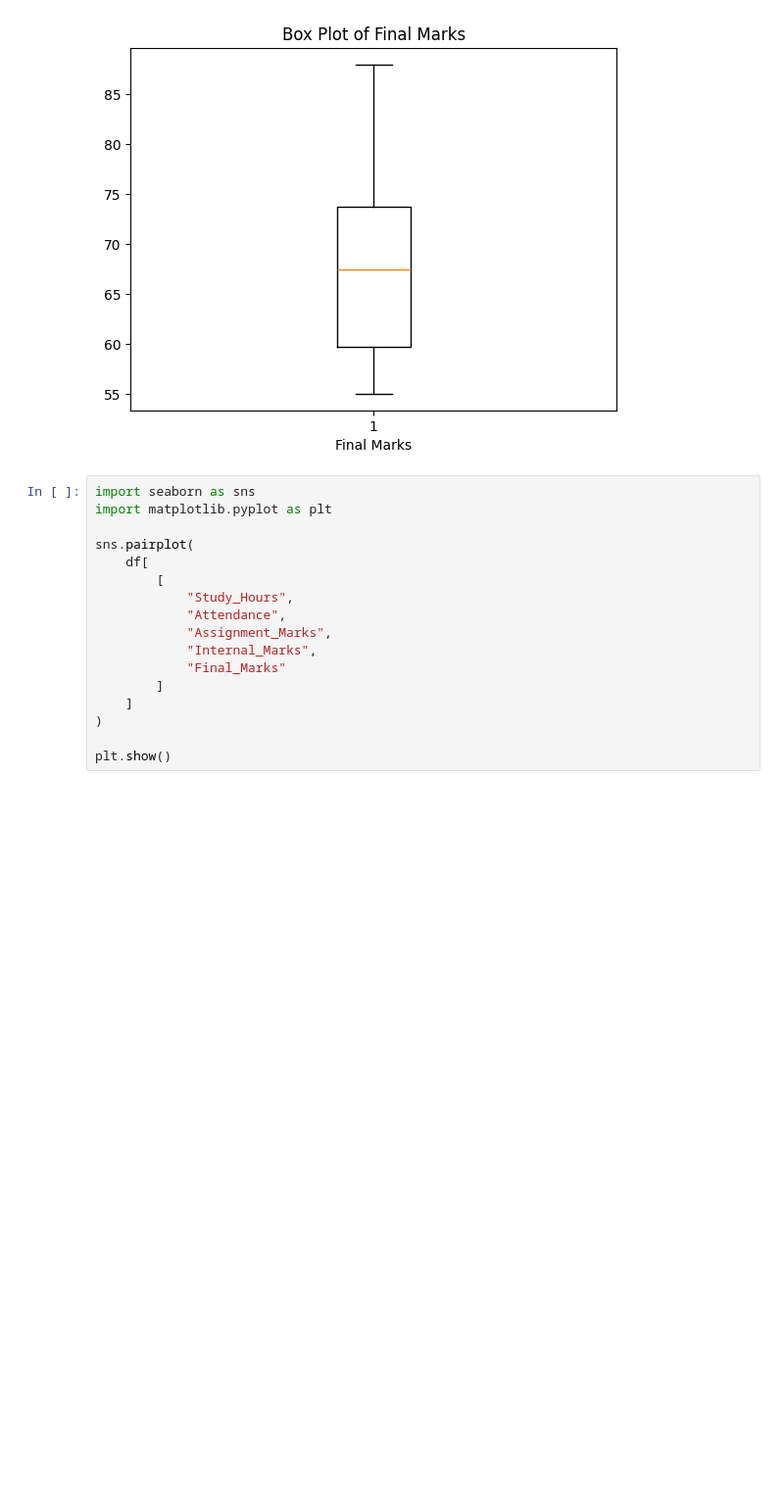
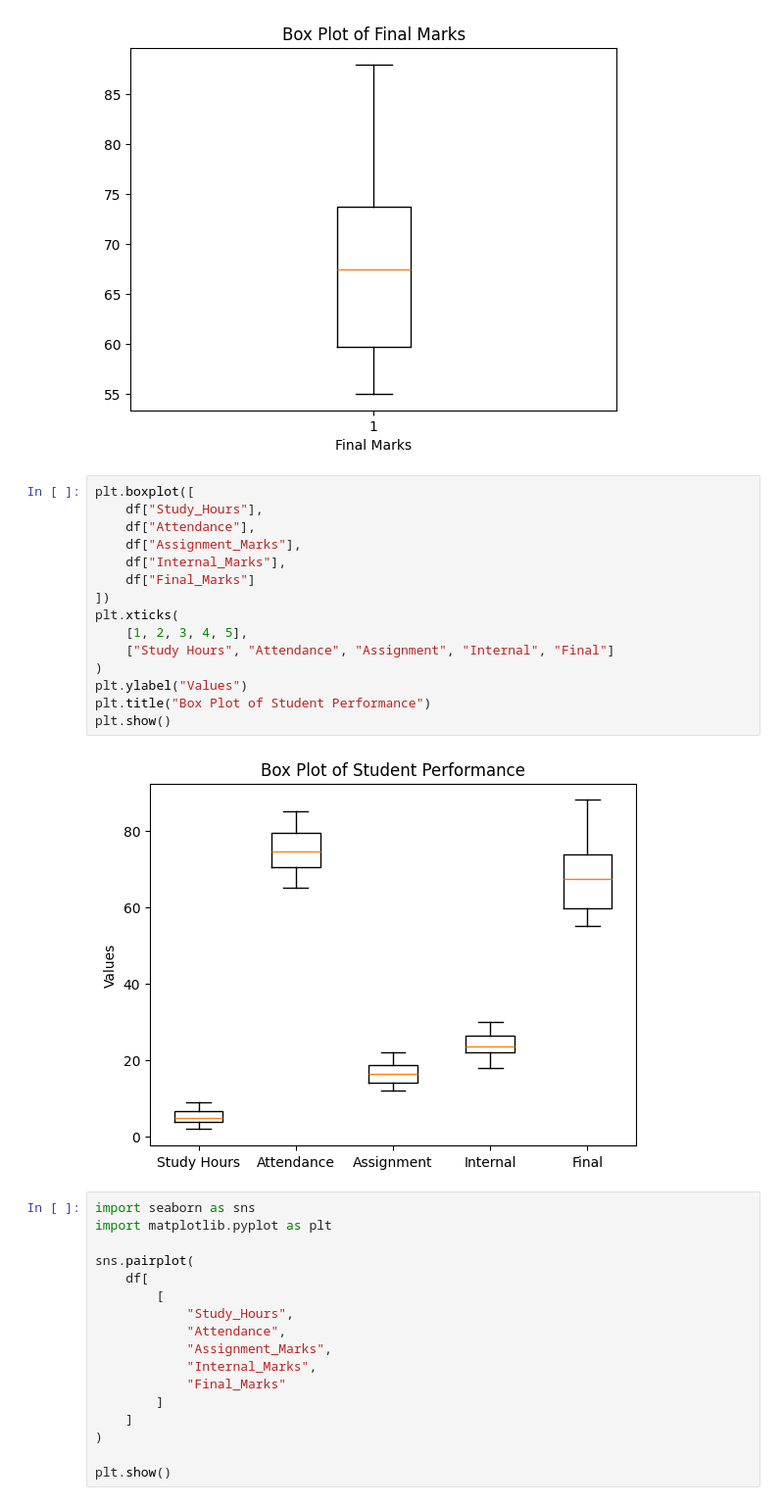
Before and after one commit to 2025cscharansb-labnie/DAV-LAB, a Jupyter notebook: Program_3.ipynb, the cells around one changed output. Shown at 98% size. Cells and saved outputs as stored; diff of their text form; blank space fills up the shorter version.

```diff
--- a/Program_3.ipynb
+++ b/Program_3.ipynb
@@ -55,6 +55,23 @@ Requirement already satisfied: python-dateutil>=2.7 in /usr/local/lib/python3.13
 9           58
 [figure]
 [figure]
+# %%
+plt.boxplot([
+    df["Study_Hours"],
+    df["Attendance"],
+    df["Assignment_Marks"],
+    df["Internal_Marks"],
+    df["Final_Marks"]
+])
+plt.xticks(
+    [1, 2, 3, 4, 5],
+    ["Study Hours", "Attendance", "Assignment", "Internal", "Final"]
+)
+plt.ylabel("Values")
+plt.title("Box Plot of Student Performance")
+plt.show()
+# %% [output]
+[figure, added]
 # %%
 import seaborn as sns
 import matplotlib.pyplot as plt
```
